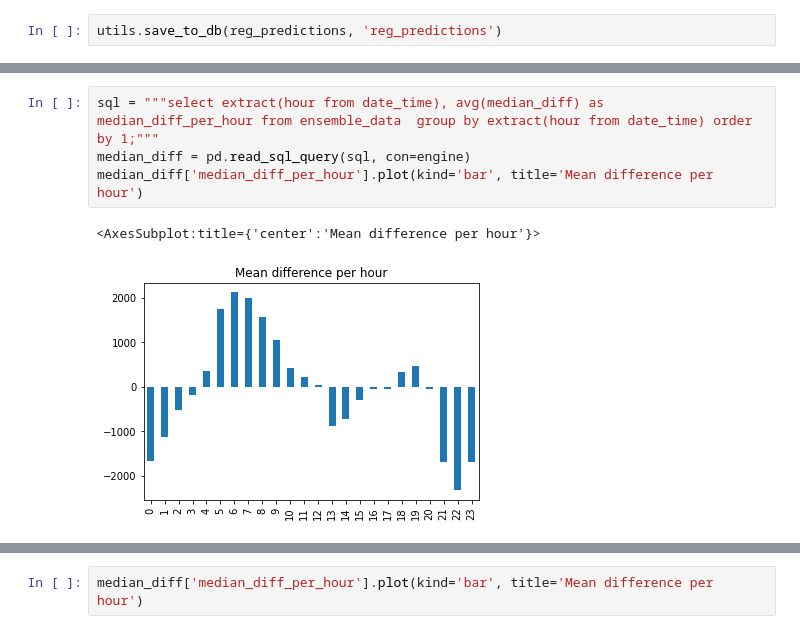
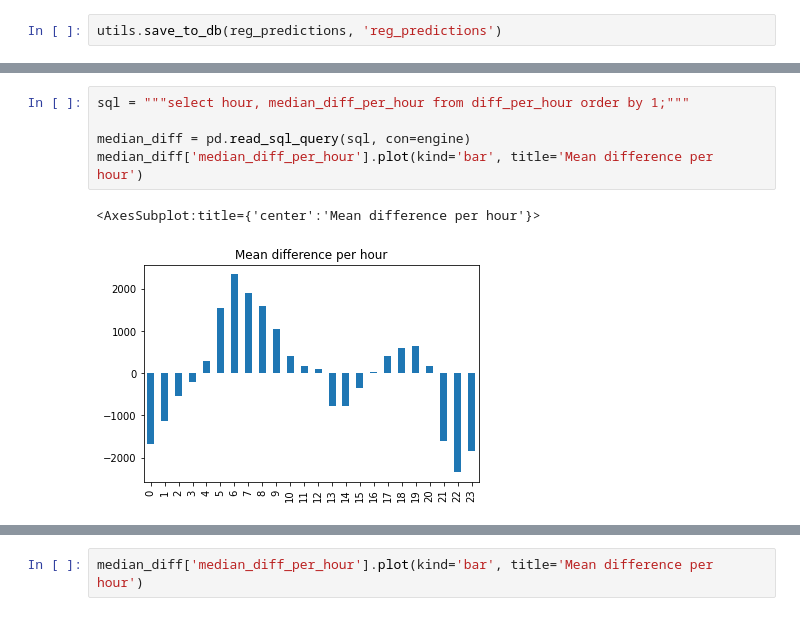
Before and after one commit to GeorgiosTheocharidis/dissertation, a Jupyter notebook: notebooks/ensemble.ipynb, the cells around one changed output, grey strips where cells are left out. Cells and saved outputs as stored; diff of their text form.

```diff
--- a/notebooks/ensemble.ipynb
+++ b/notebooks/ensemble.ipynb
@@ -414,7 +417,8 @@ preds.plot.pie(y='prediction', figsize=(5, 5), title="Move predictions", labels=
 # %%
-sql = """select extract(hour from date_time), avg(median_diff) as median_diff_per_hour from ensemble_data  group by extract(hour from date_time) order by 1;"""
+sql = """select hour, median_diff_per_hour from diff_per_hour order by 1;"""
+
 median_diff = pd.read_sql_query(sql, con=engine)
 median_diff['median_diff_per_hour'].plot(kind='bar', title='Mean difference per hour')
 # %% [output]
 <AxesSubplot:title={'center':'Mean difference per hour'}>
-[figure, old version]
+[figure, new version]
```
Also changed, not shown: parts of 28 cells of this notebook.
